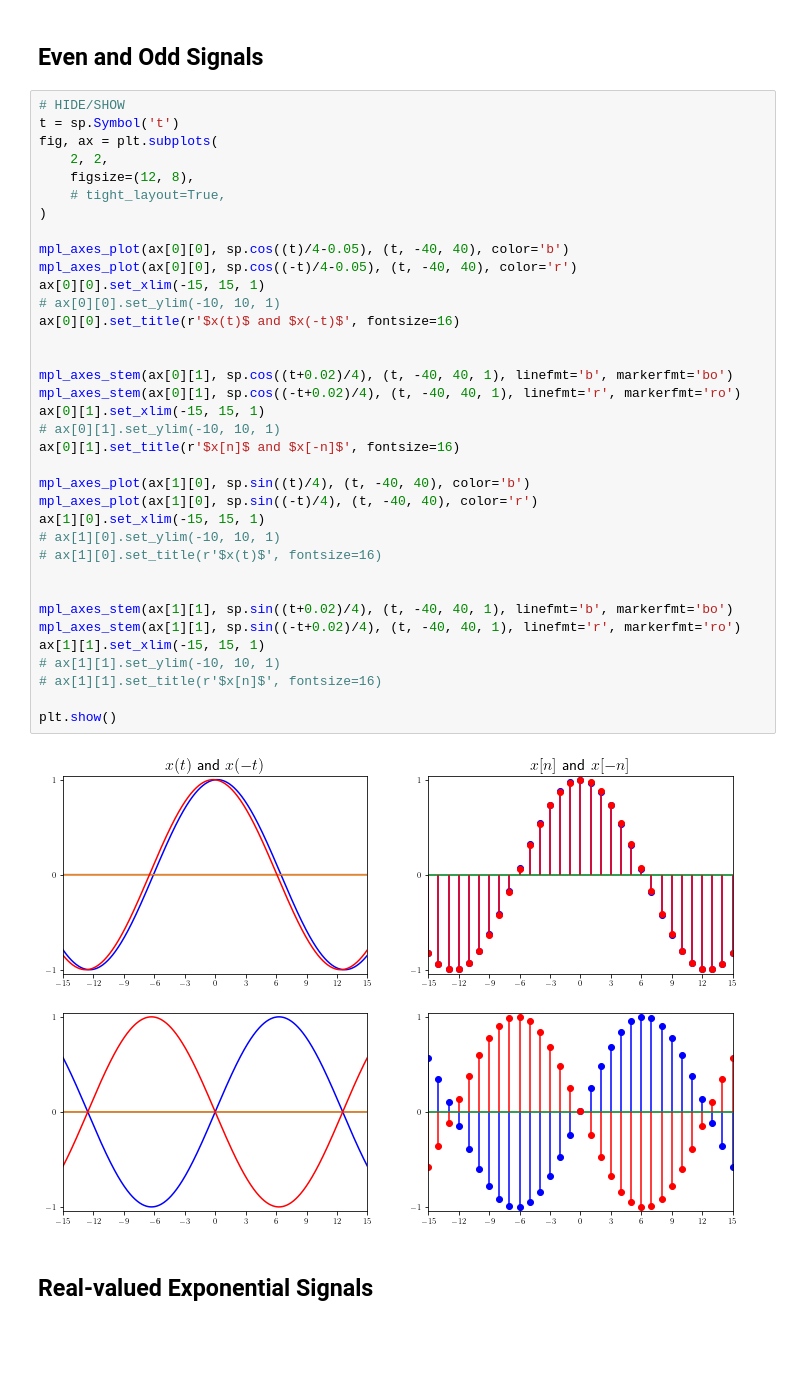
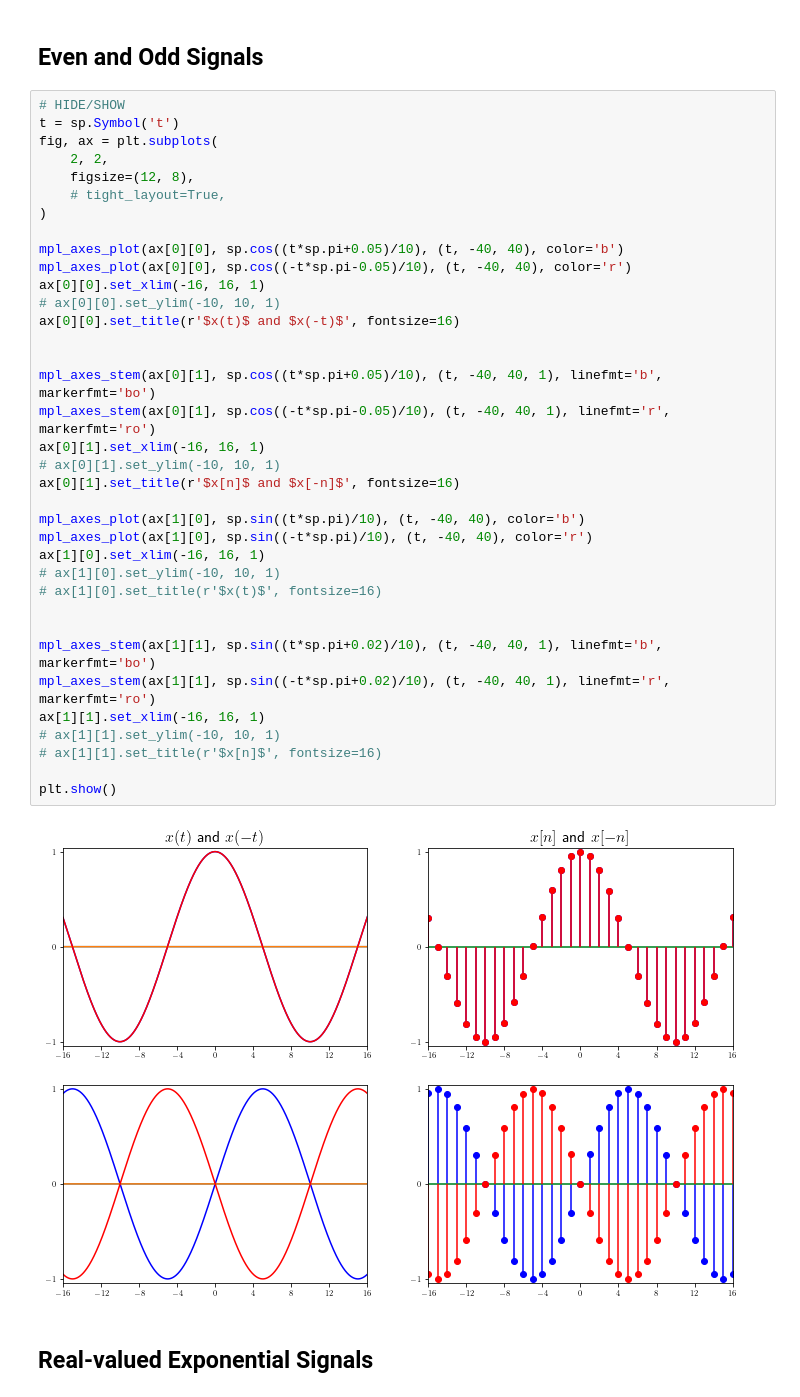
Before and after one commit to tmquan/ivcl, a Jupyter notebook: _sources/courses/dsp/intro.ipynb, the cells around one changed output. Saved outputs shown, nothing was run; the diff lists cells and outputs as text; blank space fills up the shorter version.

```diff
--- a/_sources/courses/dsp/intro.ipynb
+++ b/_sources/courses/dsp/intro.ipynb
@@ -134,41 +134,41 @@ plt.show()
 # %%
 # HIDE/SHOW
 t = sp.Symbol('t')
 fig, ax = plt.subplots(
     2, 2,
     figsize=(12, 8),
     # tight_layout=True,
 )
 
-mpl_axes_plot(ax[0][0], sp.cos((t)/4-0.05), (t, -40, 40), color='b')
-mpl_axes_plot(ax[0][0], sp.cos((-t)/4-0.05), (t, -40, 40), color='r')
-ax[0][0].set_xlim(-15, 15, 1)
+mpl_axes_plot(ax[0][0], sp.cos((t*sp.pi+0.05)/10), (t, -40, 40), color='b')
+mpl_axes_plot(ax[0][0], sp.cos((-t*sp.pi-0.05)/10), (t, -40, 40), color='r')
+ax[0][0].set_xlim(-16, 16, 1)
 # ax[0][0].set_ylim(-10, 10, 1)
 ax[0][0].set_title(r'$x(t)$ and $x(-t)$', fontsize=16)
 
 
-mpl_axes_stem(ax[0][1], sp.cos((t+0.02)/4), (t, -40, 40, 1), linefmt='b', markerfmt='bo')
-mpl_axes_stem(ax[0][1], sp.cos((-t+0.02)/4), (t, -40, 40, 1), linefmt='r', markerfmt='ro')
-ax[0][1].set_xlim(-15, 15, 1)
+mpl_axes_stem(ax[0][1], sp.cos((t*sp.pi+0.05)/10), (t, -40, 40, 1), linefmt='b', markerfmt='bo')
+mpl_axes_stem(ax[0][1], sp.cos((-t*sp.pi-0.05)/10), (t, -40, 40, 1), linefmt='r', markerfmt='ro')
+ax[0][1].set_xlim(-16, 16, 1)
 # ax[0][1].set_ylim(-10, 10, 1)
 ax[0][1].set_title(r'$x[n]$ and $x[-n]$', fontsize=16)
 
-mpl_axes_plot(ax[1][0], sp.sin((t)/4), (t, -40, 40), color='b')
-mpl_axes_plot(ax[1][0], sp.sin((-t)/4), (t, -40, 40), color='r')
-ax[1][0].set_xlim(-15, 15, 1)
+mpl_axes_plot(ax[1][0], sp.sin((t*sp.pi)/10), (t, -40, 40), color='b')
+mpl_axes_plot(ax[1][0], sp.sin((-t*sp.pi)/10), (t, -40, 40), color='r')
+ax[1][0].set_xlim(-16, 16, 1)
 # ax[1][0].set_ylim(-10, 10, 1)
 # ax[1][0].set_title(r'$x(t)$', fontsize=16)
 
 
-mpl_axes_stem(ax[1][1], sp.sin((t+0.02)/4), (t, -40, 40, 1), linefmt='b', markerfmt='bo')
-mpl_axes_stem(ax[1][1], sp.sin((-t+0.02)/4), (t, -40, 40, 1), linefmt='r', markerfmt='ro')
-ax[1][1].set_xlim(-15, 15, 1)
+mpl_axes_stem(ax[1][1], sp.sin((t*sp.pi+0.02)/10), (t, -40, 40, 1), linefmt='b', markerfmt='bo')
+mpl_axes_stem(ax[1][1], sp.sin((-t*sp.pi+0.02)/10), (t, -40, 40, 1), linefmt='r', markerfmt='ro')
+ax[1][1].set_xlim(-16, 16, 1)
 # ax[1][1].set_ylim(-10, 10, 1)
 # ax[1][1].set_title(r'$x[n]$', fontsize=16)
 
 plt.show()
 # %% [output]
-[figure, old version]
+[figure, new version]
 # %% [markdown]
 ## Real-valued Exponential Signals
 # %%
```
Also changed, not shown: parts of 1 cell of this notebook, 4 other files.
